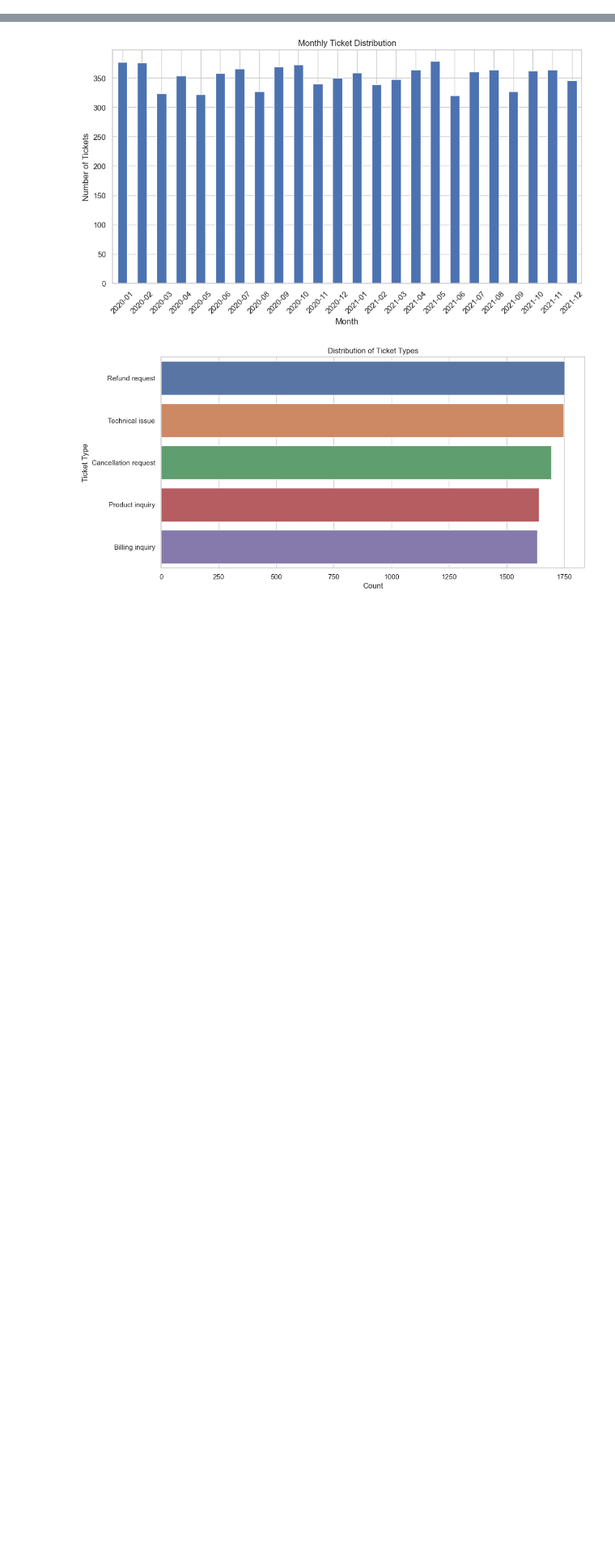
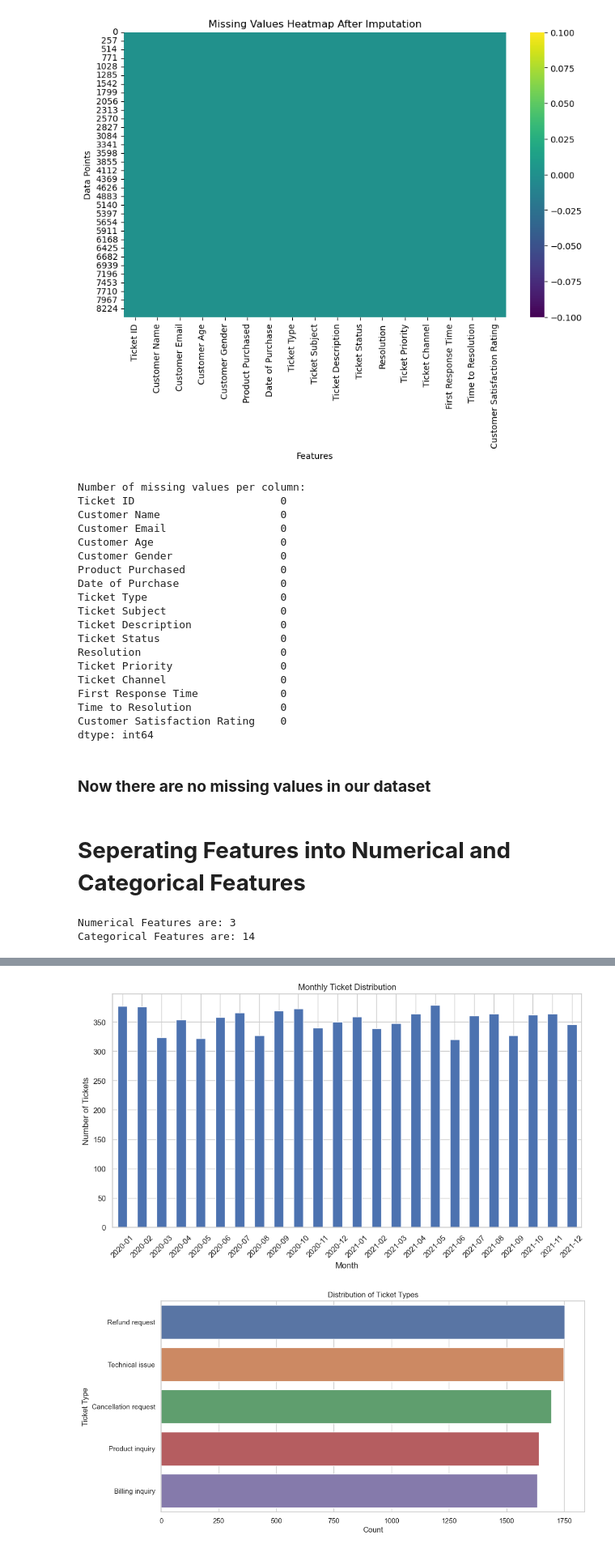
Before and after one commit to CCT-Dublin/capstone-project-feb-2024-pt-denissegarciavivolo, a Jupyter notebook: CA2_CapstoneProject_Denisse_Garcia.ipynb, the cells around one changed output, grey strips where cells are left out. Shown at 81% size. Drawn from its saved outputs; the diff is of its cells as text; code cells hidden in the pictures; blank space fills up the shorter version.

```diff
--- a/CA2_CapstoneProject_Denisse_Garcia.ipynb
+++ b/CA2_CapstoneProject_Denisse_Garcia.ipynb
@@ -62,0 +205,52 @@ memory usage: 1.1+ MB
+# %%
+missing_values = data.isnull()
+
+# Plotting missing values heatmap
+plt.figure(figsize=(10, 6))
+sns.heatmap(missing_values, cmap='viridis', cbar=True)
+plt.title('Missing Values Heatmap After Imputation')
+plt.xlabel('Features')
+plt.ylabel('Data Points')
+plt.show()
+
+# Print the number of missing values for each column
+missing_count = data.isnull().sum()
+print("Number of missing values per column:")
+print(missing_count)
+# %% [output]
+[figure, added]
+Number of missing values per column:
+Ticket ID                       0
+Customer Name                   0
+Customer Email                  0
+Customer Age                    0
+Customer Gender                 0
+Product Purchased               0
+Date of Purchase                0
+Ticket Type                     0
+Ticket Subject                  0
+Ticket Description              0
+Ticket Status                   0
+Resolution                      0
+Ticket Priority                 0
+Ticket Channel                  0
+First Response Time             0
+Time to Resolution              0
+Customer Satisfaction Rating    0
+dtype: int64
+# %% [markdown]
+### **Now there are no missing values in our dataset**
+# %% [markdown]
+# **Seperating Features into Numerical and Categorical Features**
+# %%
+# Select numerical features
+numerical_features = data.select_dtypes(include=['int64', 'float64'])
+
+# Select categorical features
+categorical_features = data.select_dtypes(include=['object'])
+
+print(f'Numerical Features are: {len(numerical_features.columns)}')
+print(f'Categorical Features are: {len(categorical_features.columns)}')
+# %% [output]
+Numerical Features are: 3
+Categorical Features are: 14
```
Also changed, not shown: parts of 57 cells of this notebook.
